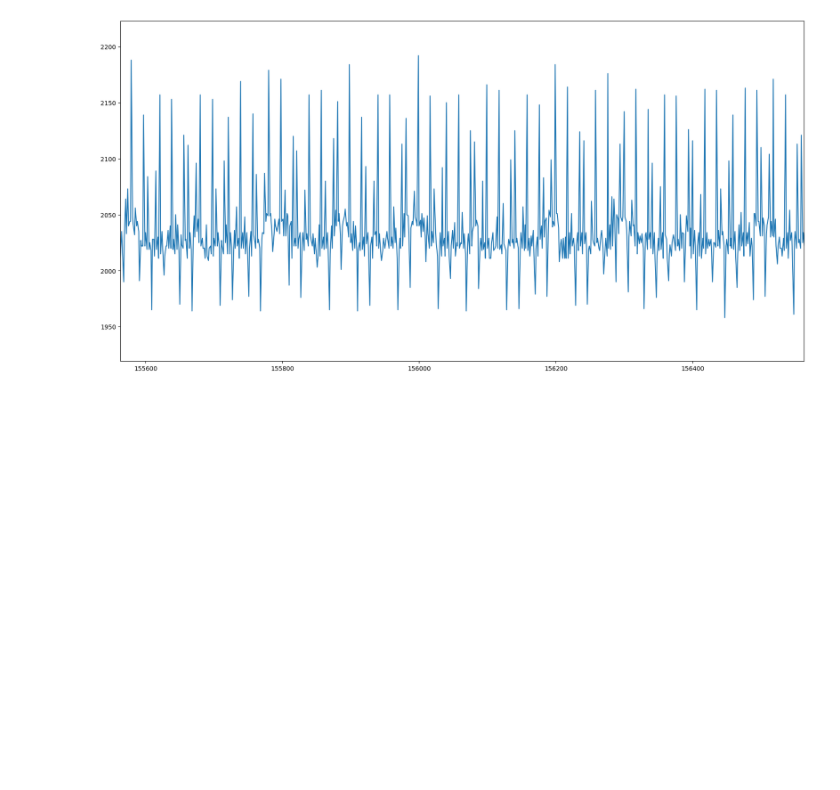
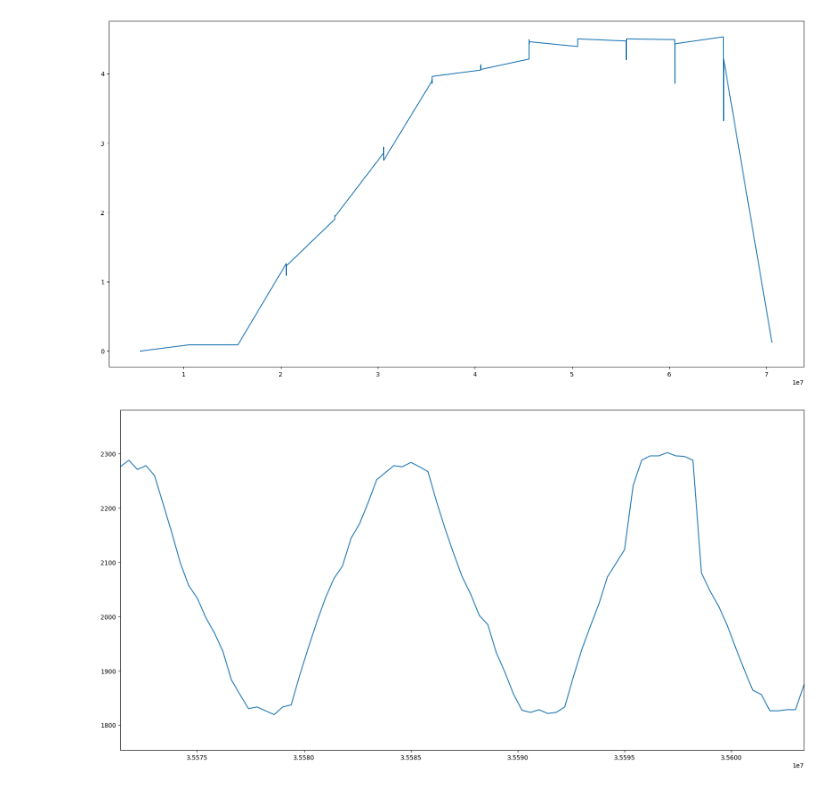
Before and after one commit to robdobsn/ScaderESP32, a Jupyter notebook: evaluations/energymonitortests/calcpower/calcpower.ipynb, the cells around one changed output. Drawn from its saved outputs; the diff is of its cells as text; code cells hidden in the pictures; blank space fills up the shorter version.

```diff
--- a/evaluations/energymonitortests/calcpower/calcpower.ipynb
+++ b/evaluations/energymonitortests/calcpower/calcpower.ipynb
@@ -78,7 +140,20 @@ Read 207686 samples
+# %%
+# Plot a chunk of data in a large plot
+plt.plot(timestamps, rms)
+# plt.xlim([timestamps[1000], timestamps[1480]])
+plt.show()
+
+# # Get min and max values in above range
+# min_adc = np.min(adc_ch1[1000:1480])
+# max_adc = np.max(adc_ch1[1000:1480])
+# print("Min ADC: ", min_adc)
+# print("Max ADC: ", max_adc)
+# %% [output]
+[figure, added]
 # %%
 # Plot a chunk of data in a large plot
-plt.plot(timestamps, adc_ch1)
-plt.xlim([timestamps[0]+150000, timestamps[0] + 151000])
+plt.plot(timestamps, adc_values[0:,0])
+plt.xlim([timestamps[600], timestamps[680]])
 plt.show()
 # %% [output]
-[figure, old version]
+[figure, new version]
```
Also changed, not shown: parts of 8 cells of this notebook, 6 other files.
